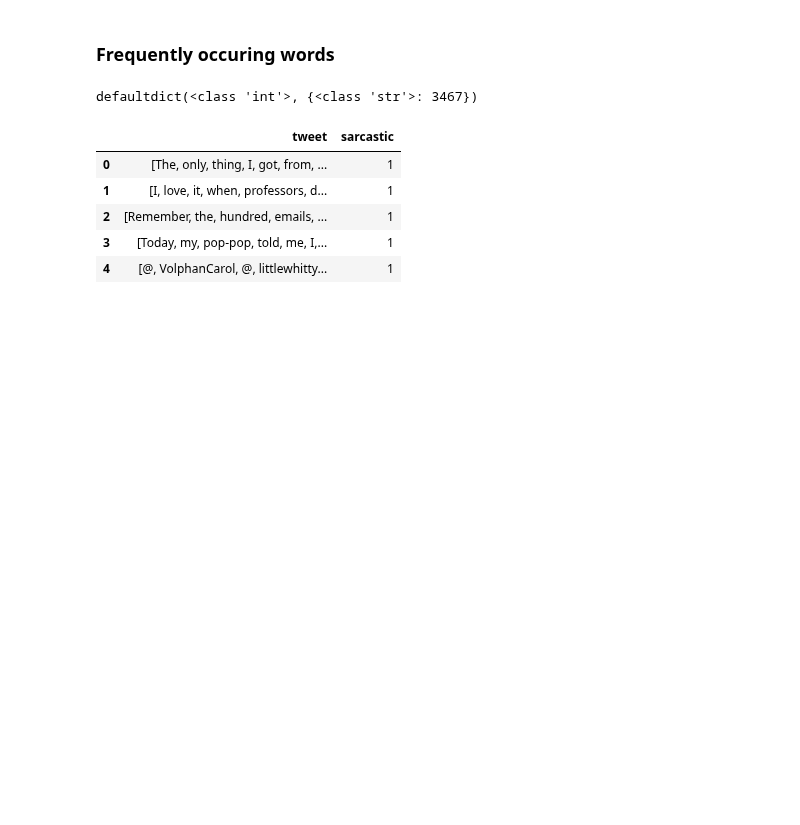
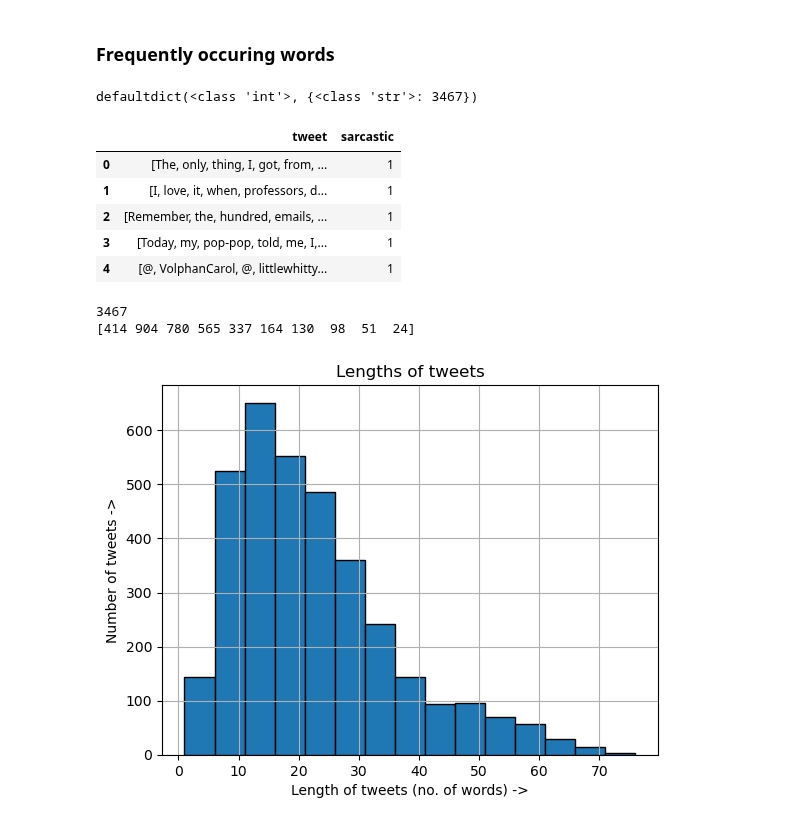
Before and after one commit to omarsrstt/nlp_project, a Jupyter notebook: src/preprocessing.ipynb, the cells around one changed output. Cells and saved outputs as stored; diff of their text form; code cells hidden in the pictures; blank space fills up the shorter version.

Commit message:
Add: Length of tweets graph

```diff
--- a/src/preprocessing.ipynb
+++ b/src/preprocessing.ipynb
@@ -73,6 +73,23 @@ defaultdict(<class 'int'>, {<class 'str'>: 3467})
 | 2 | [Remember, the, hundred, emails, ... | 1 |
 | 3 | [Today, my, pop-pop, told, me, I,... | 1 |
 | 4 | [@, VolphanCarol, @, littlewhitty... | 1 |
+# %%
+tweet_lengths = [len(elem) for elem in tokenized_df['tweet']]
+print(len(tweet_lengths))
+hist_ = np.histogram(tweet_lengths)
+print(hist_[0])
+# Plotting historgram
+binwidth = 5
+plt.hist(tweet_lengths, bins=range(min(tweet_lengths), max(tweet_lengths) + binwidth, binwidth), edgecolor="black")
+plt.ylabel("Number of tweets ->")
+plt.xlabel("Length of tweets (no. of words) ->")
+plt.title('Lengths of tweets')
+plt.grid()
+plt.show()
+# %% [output]
+3467
+[414 904 780 565 337 164 130  98  51  24]
+[figure, added]
 # %%
 from nltk.corpus import stopwords
 import string
```
Also changed, not shown: parts of 2 cells of this notebook.
